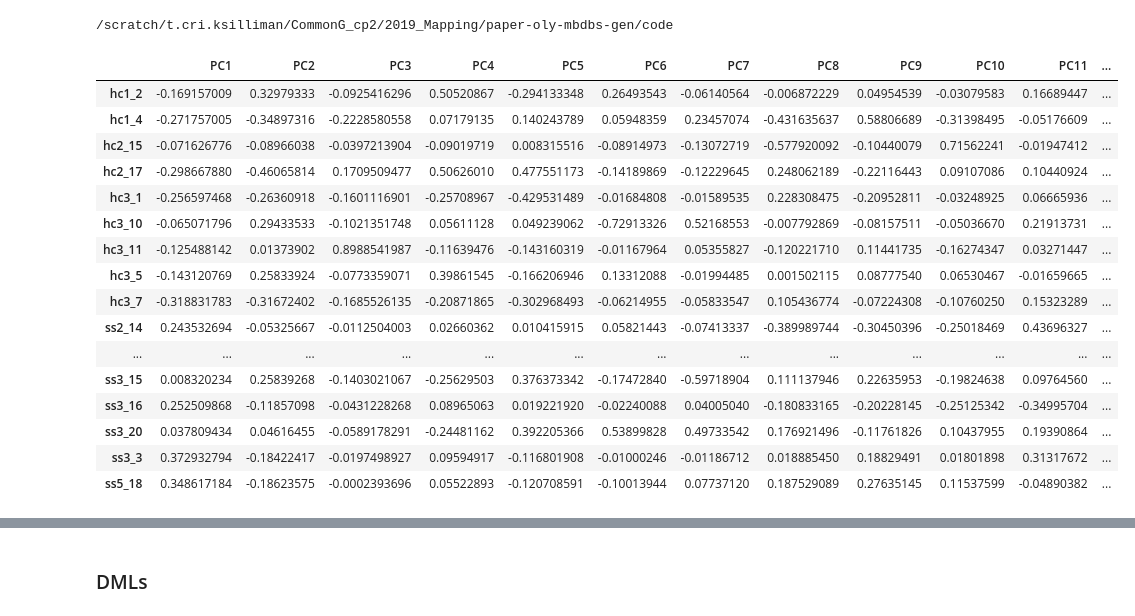
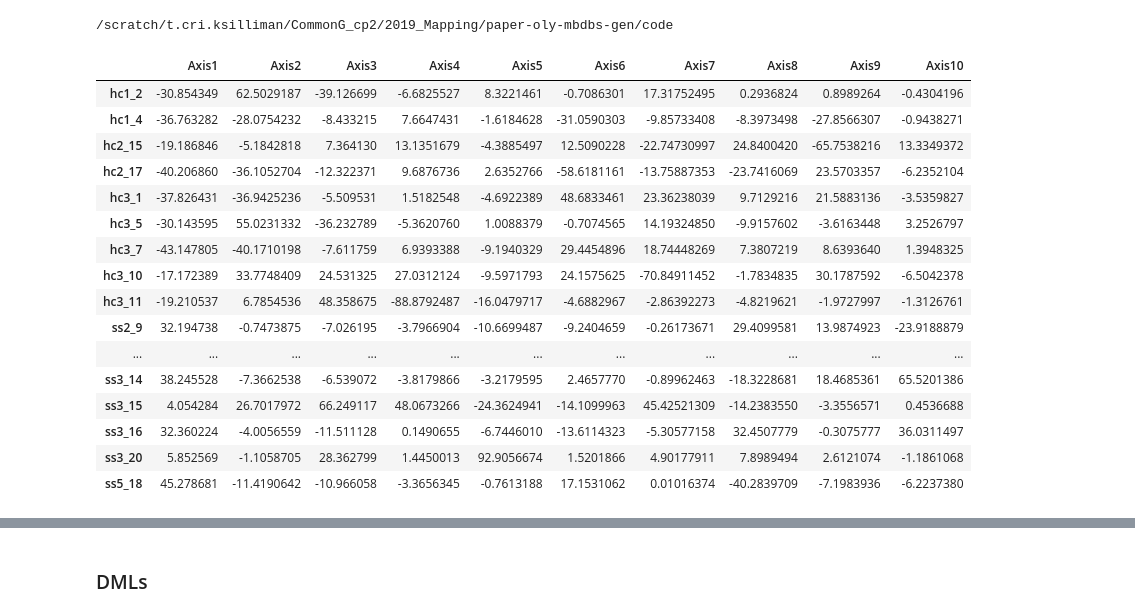
Before and after one commit to sr320/paper-oly-mbdbs-gen, a Jupyter notebook: code/MBD_samples_genetic_analysisHCSS.ipynb, the cells around one changed output, grey strips where cells are left out. Cells and saved outputs as stored; diff of their text form; code cells hidden in the pictures.

```diff
--- a/code/MBD_samples_genetic_analysisHCSS.ipynb
+++ b/code/MBD_samples_genetic_analysisHCSS.ipynb
@@ -1060,28 +1060,29 @@ pwd
 /scratch/t.cri.ksilliman/CommonG_cp2/2019_Mapping/paper-oly-mbdbs-gen/code
 # %%
 %expand
-gen <- read.table("../analyses/2bRAD/PCA_MBD")
-mbdorder = c("hc1_2","hc1_4","hc2_15","hc2_17","hc3_1","hc3_10","hc3_11","hc3_5","hc3_7",
-        "ss2_14","ss2_18","ss2_9","ss3_14","ss3_15","ss3_16","ss3_20","ss3_3","ss5_18")
+gen <- read.table("../analyses/2bRAD/PCA_MBD.tab")
+mbdorder = c("hc1_2","hc1_4","hc2_15","hc2_17","hc3_1","hc3_5","hc3_7","hc3_10","hc3_11",
+        "ss2_9","ss2_14","ss2_18","ss3_3","ss3_14","ss3_15","ss3_16","ss3_20","ss5_18")
 rownames(gen) <- mbdorder
 gen
 #make sure ep and gen in same order
 ep <- ep[mbdorder,]
+pop = as.factor(c(rep("Hood Canal",9),rep("South Sound",9)))
 # %% [output]
-|  | PC1 | PC2 | PC3 | PC4 | PC5 | PC6 | PC7 | PC8 | PC9 | PC10 | PC11 | ... |
-| hc1_2 | -0.169157009 | 0.32979333 | -0.0925416296 | 0.50520867 | -0.294133348 | 0.26493543 | -0.06140564 | -0.006872229 | 0.04954539 | -0.03079583 | 0.16689447 | ... |
-| hc1_4 | -0.271757005 | -0.34897316 | -0.2228580558 | 0.07179135 | 0.140243789 | 0.05948359 | 0.23457074 | -0.431635637 | 0.58806689 | -0.31398495 | -0.05176609 | ... |
-| hc2_15 | -0.071626776 | -0.08966038 | -0.0397213904 | -0.09019719 | 0.008315516 | -0.08914973 | -0.13072719 | -0.577920092 | -0.10440079 | 0.71562241 | -0.01947412 | ... |
-| hc2_17 | -0.298667880 | -0.46065814 | 0.1709509477 | 0.50626010 | 0.477551173 | -0.14189869 | -0.12229645 | 0.248062189 | -0.22116443 | 0.09107086 | 0.10440924 | ... |
-| hc3_1 | -0.256597468 | -0.26360918 | -0.1601116901 | -0.25708967 | -0.429531489 | -0.01684808 | -0.01589535 | 0.228308475 | -0.20952811 | -0.03248925 | 0.06665936 | ... |
-| hc3_10 | -0.065071796 | 0.29433533 | -0.1021351748 | 0.05611128 | 0.049239062 | -0.72913326 | 0.52168553 | -0.007792869 | -0.08157511 | -0.05036670 | 0.21913731 | ... |
-| hc3_11 | -0.125488142 | 0.01373902 | 0.8988541987 | -0.11639476 | -0.143160319 | -0.01167964 | 0.05355827 | -0.120221710 | 0.11441735 | -0.16274347 | 0.03271447 | ... |
-| hc3_5 | -0.143120769 | 0.25833924 | -0.0773359071 | 0.39861545 | -0.166206946 | 0.13312088 | -0.01994485 | 0.001502115 | 0.08777540 | 0.06530467 | -0.01659665 | ... |
-| hc3_7 | -0.318831783 | -0.31672402 | -0.1685526135 | -0.20871865 | -0.302968493 | -0.06214955 | -0.05833547 | 0.105436774 | -0.07224308 | -0.10760250 | 0.15323289 | ... |
-| ss2_14 | 0.243532694 | -0.05325667 | -0.0112504003 | 0.02660362 | 0.010415915 | 0.05821443 | -0.07413337 | -0.389989744 | -0.30450396 | -0.25018469 | 0.43696327 | ... |
-| ... | ... | ... | ... | ... | ... | ... | ... | ... | ... | ... | ... | ... |
-| ss3_15 | 0.008320234 | 0.25839268 | -0.1403021067 | -0.25629503 | 0.376373342 | -0.17472840 | -0.59718904 | 0.111137946 | 0.22635953 | -0.19824638 | 0.09764560 | ... |
-| ss3_16 | 0.252509868 | -0.11857098 | -0.0431228268 | 0.08965063 | 0.019221920 | -0.02240088 | 0.04005040 | -0.180833165 | -0.20228145 | -0.25125342 | -0.34995704 | ... |
-| ss3_20 | 0.037809434 | 0.04616455 | -0.0589178291 | -0.24481162 | 0.392205366 | 0.53899828 | 0.49733542 | 0.176921496 | -0.11761826 | 0.10437955 | 0.19390864 | ... |
-| ss3_3 | 0.372932794 | -0.18422417 | -0.0197498927 | 0.09594917 | -0.116801908 | -0.01000246 | -0.01186712 | 0.018885450 | 0.18829491 | 0.01801898 | 0.31317672 | ... |
-| ss5_18 | 0.348617184 | -0.18623575 | -0.0002393696 | 0.05522893 | -0.120708591 | -0.10013944 | 0.07737120 | 0.187529089 | 0.27635145 | 0.11537599 | -0.04890382 | ... |
+|  | Axis1 | Axis2 | Axis3 | Axis4 | Axis5 | Axis6 | Axis7 | Axis8 | Axis9 | Axis10 |
+| hc1_2 | -30.854349 | 62.5029187 | -39.126699 | -6.6825527 | 8.3221461 | -0.7086301 | 17.31752495 | 0.2936824 | 0.8989264 | -0.4304196 |
+| hc1_4 | -36.763282 | -28.0754232 | -8.433215 | 7.6647431 | -1.6184628 | -31.0590303 | -9.85733408 | -8.3973498 | -27.8566307 | -0.9438271 |
+| hc2_15 | -19.186846 | -5.1842818 | 7.364130 | 13.1351679 | -4.3885497 | 12.5090228 | -22.74730997 | 24.8400420 | -65.7538216 | 13.3349372 |
+| hc2_17 | -40.206860 | -36.1052704 | -12.322371 | 9.6876736 | 2.6352766 | -58.6181161 | -13.75887353 | -23.7416069 | 23.5703357 | -6.2352104 |
+| hc3_1 | -37.826431 | -36.9425236 | -5.509531 | 1.5182548 | -4.6922389 | 48.6833461 | 23.36238039 | 9.7129216 | 21.5883136 | -3.5359827 |
+| hc3_5 | -30.143595 | 55.0231332 | -36.232789 | -5.3620760 | 1.0088379 | -0.7074565 | 14.19324850 | -9.9157602 | -3.6163448 | 3.2526797 |
+| hc3_7 | -43.147805 | -40.1710198 | -7.611759 | 6.9393388 | -9.1940329 | 29.4454896 | 18.74448269 | 7.3807219 | 8.6393640 | 1.3948325 |
+| hc3_10 | -17.172389 | 33.7748409 | 24.531325 | 27.0312124 | -9.5971793 | 24.1575625 | -70.84911452 | -1.7834835 | 30.1787592 | -6.5042378 |
+| hc3_11 | -19.210537 | 6.7854536 | 48.358675 | -88.8792487 | -16.0479717 | -4.6882967 | -2.86392273 | -4.8219621 | -1.9727997 | -1.3126761 |
+| ss2_9 | 32.194738 | -0.7473875 | -7.026195 | -3.7966904 | -10.6699487 | -9.2404659 | -0.26173671 | 29.4099581 | 13.9874923 | -23.9188879 |
+| ... | ... | ... | ... | ... | ... | ... | ... | ... | ... | ... |
+| ss3_14 | 38.245528 | -7.3662538 | -6.539072 | -3.8179866 | -3.2179595 | 2.4657770 | -0.89962463 | -18.3228681 | 18.4685361 | 65.5201386 |
+| ss3_15 | 4.054284 | 26.7017972 | 66.249117 | 48.0673266 | -24.3624941 | -14.1099963 | 45.42521309 | -14.2383550 | -3.3556571 | 0.4536688 |
+| ss3_16 | 32.360224 | -4.0056559 | -11.511128 | 0.1490655 | -6.7446010 | -13.6114323 | -5.30577158 | 32.4507779 | -0.3075777 | 36.0311497 |
+| ss3_20 | 5.852569 | -1.1058705 | 28.362799 | 1.4450013 | 92.9056674 | 1.5201866 | 4.90177911 | 7.8989494 | 2.6121074 | -1.1861068 |
+| ss5_18 | 45.278681 | -11.4190642 | -10.966058 | -3.3656345 | -0.7613188 | 17.1531062 | 0.01016374 | -40.2839709 | -7.1983936 | -6.2237380 |
```
Also changed, not shown: parts of 5 cells of this notebook, 1 other file.
